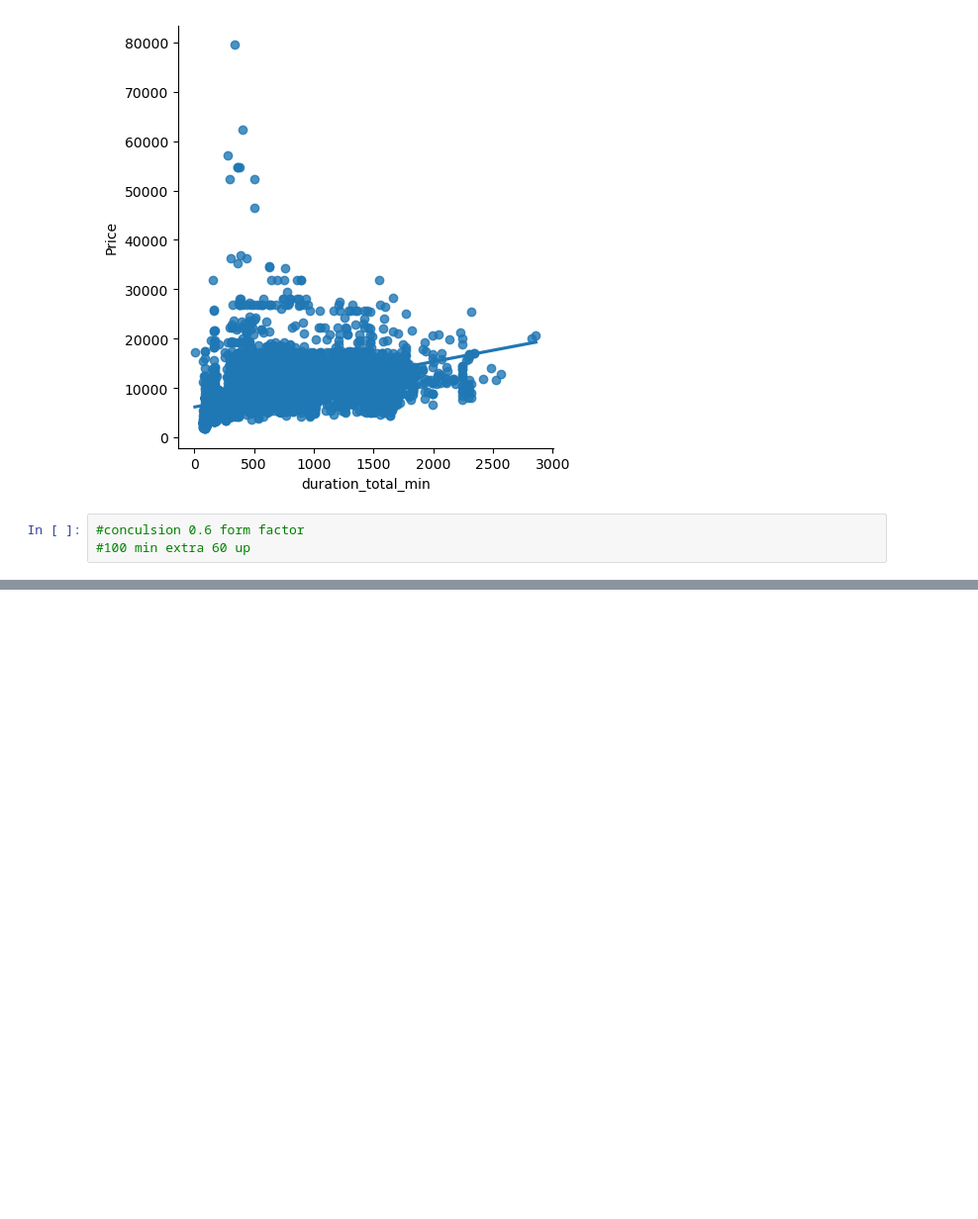
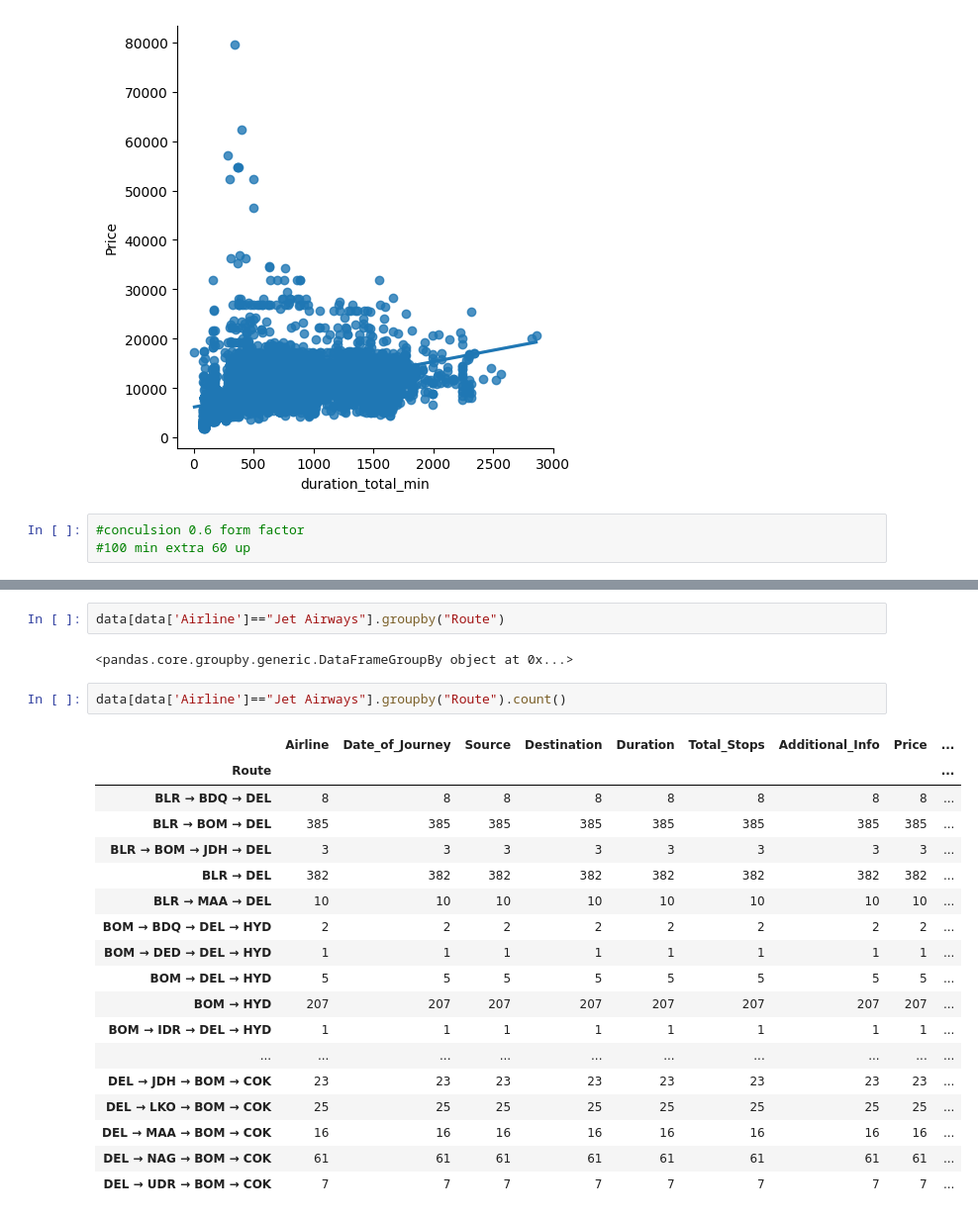
Before and after one commit to tamilgovind2025/mytraining, a Jupyter notebook: ch09_datascience_projects/ch01_flight_fare_detection_01/ch01_flight_fare_detection_code_01.ipynb, the cells around one changed output, grey strips where cells are left out. Shown at 99% size. Saved outputs shown, nothing was run; the diff lists cells and outputs as text; blank space fills up the shorter version.

```diff
--- a/ch09_datascience_projects/ch01_flight_fare_detection_01/ch01_flight_fare_detection_code_01.ipynb
+++ b/ch09_datascience_projects/ch01_flight_fare_detection_01/ch01_flight_fare_detection_code_01.ipynb
@@ -474,0 +538,25 @@ sns.lmplot(x="duration_total_min",y="Price",data=data)
+# %%
+data[data['Airline']=="Jet Airways"].groupby("Route")
+# %% [output]
+<pandas.core.groupby.generic.DataFrameGroupBy object at 0x...>
+# %%
+data[data['Airline']=="Jet Airways"].groupby("Route").count()
+# %% [output]
+|  | Airline | Date_of_Journey | Source | Destination | Duration | Total_Stops | Additional_Info | Price | ... |
+| Route |  |  |  |  |  |  |  |  | ... |
+| BLR → BDQ → DEL | 8 | 8 | 8 | 8 | 8 | 8 | 8 | 8 | ... |
+| BLR → BOM → DEL | 385 | 385 | 385 | 385 | 385 | 385 | 385 | 385 | ... |
+| BLR → BOM → JDH → DEL | 3 | 3 | 3 | 3 | 3 | 3 | 3 | 3 | ... |
+| BLR → DEL | 382 | 382 | 382 | 382 | 382 | 382 | 382 | 382 | ... |
+| BLR → MAA → DEL | 10 | 10 | 10 | 10 | 10 | 10 | 10 | 10 | ... |
+| BOM → BDQ → DEL → HYD | 2 | 2 | 2 | 2 | 2 | 2 | 2 | 2 | ... |
+| BOM → DED → DEL → HYD | 1 | 1 | 1 | 1 | 1 | 1 | 1 | 1 | ... |
+| BOM → DEL → HYD | 5 | 5 | 5 | 5 | 5 | 5 | 5 | 5 | ... |
+| BOM → HYD | 207 | 207 | 207 | 207 | 207 | 207 | 207 | 207 | ... |
+| BOM → IDR → DEL → HYD | 1 | 1 | 1 | 1 | 1 | 1 | 1 | 1 | ... |
+| ... | ... | ... | ... | ... | ... | ... | ... | ... | ... |
+| DEL → JDH → BOM → COK | 23 | 23 | 23 | 23 | 23 | 23 | 23 | 23 | ... |
+| DEL → LKO → BOM → COK | 25 | 25 | 25 | 25 | 25 | 25 | 25 | 25 | ... |
+| DEL → MAA → BOM → COK | 16 | 16 | 16 | 16 | 16 | 16 | 16 | 16 | ... |
+| DEL → NAG → BOM → COK | 61 | 61 | 61 | 61 | 61 | 61 | 61 | 61 | ... |
+| DEL → UDR → BOM → COK | 7 | 7 | 7 | 7 | 7 | 7 | 7 | 7 | ... |
```
Also changed, not shown: parts of 65 cells of this notebook, 3 other files.
